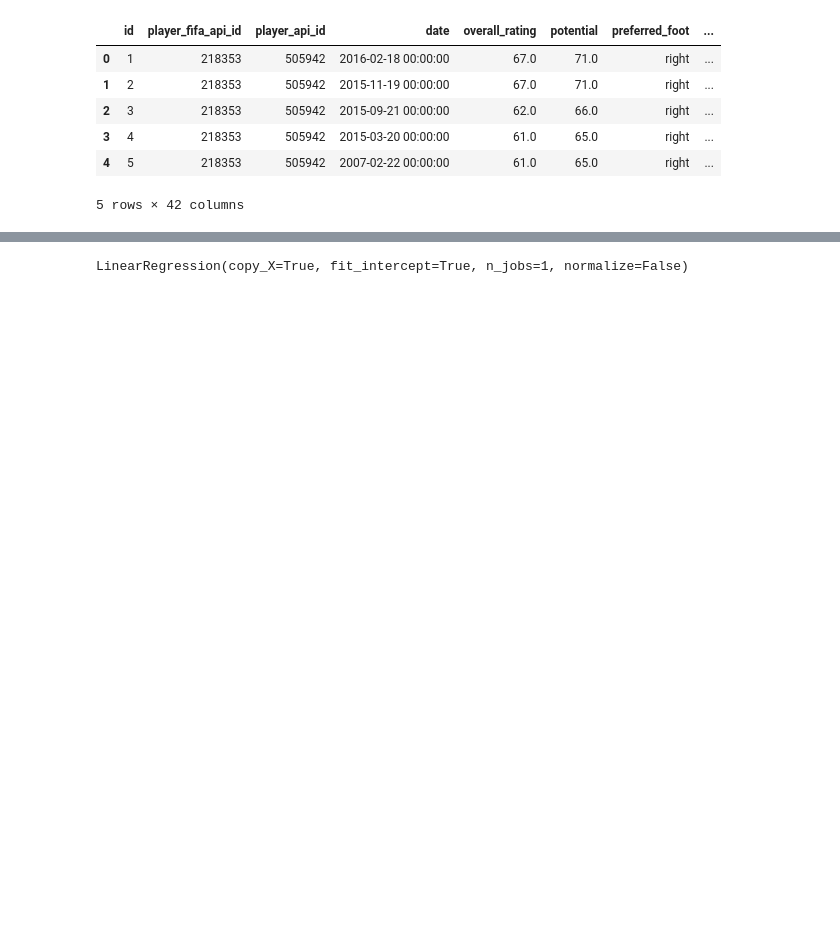
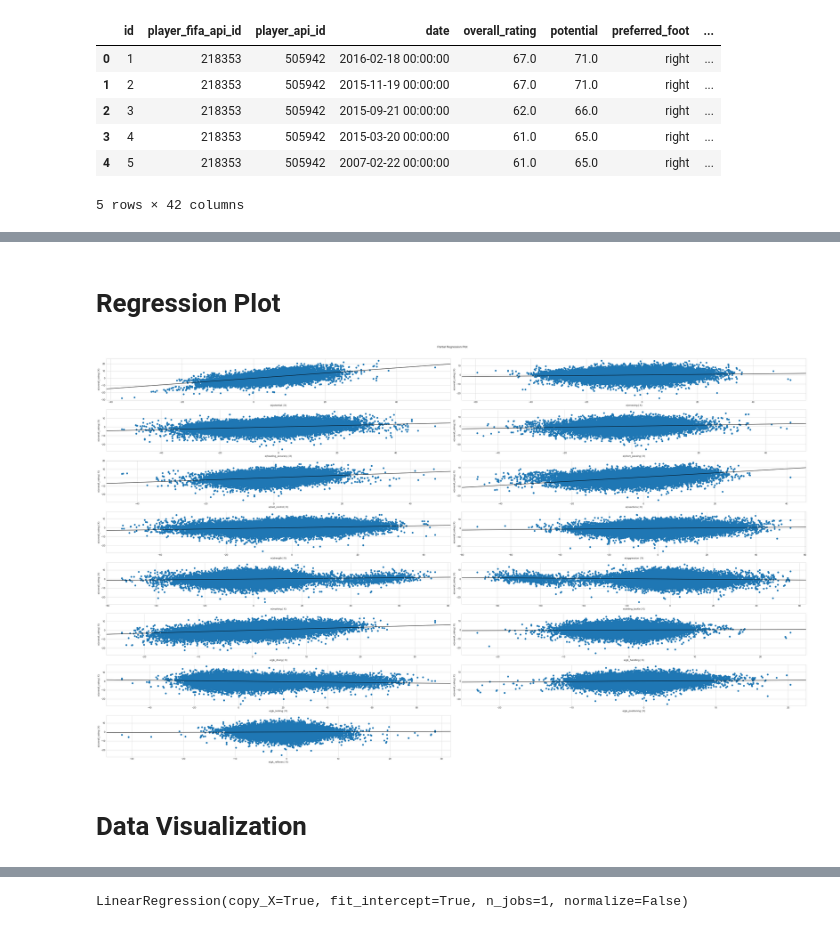
Before and after one commit to khanshyamsundar/DataScience-Assignments, a Jupyter notebook: src/session23/Project2.ipynb, the cells around one changed output, grey strips where cells are left out. Drawn from its saved outputs; the diff is of its cells as text; code cells hidden in the pictures; blank space fills up the shorter version.

```diff
--- a/src/session23/Project2.ipynb
+++ b/src/session23/Project2.ipynb
@@ -165,0 +117,2 @@ y = df.overall_rating
+# %%
+df = df.drop(['preferred_foot','attacking_work_rate','defensive_work_rate'], axis=1)
@@ -165,0 +123,14 @@ y = df.overall_rating
+# %%
+X = df.drop('overall_rating',axis=1).values
+Y = df['overall_rating'].values.ravel()
+from sklearn.preprocessing import scale
+X = scale(X)
+df_1 = df.drop('overall_rating',axis=1)
+# %%
+lr = LinearRegression()
+rfe = RFE(lr, n_features_to_select=15)
+rfe_fit = rfe.fit(X, Y)
+features = []
+for feat in df_1.columns[rfe_fit.support_]:
+    print(feat)
+    features.append(feat)
@@ -165,0 +155,5 @@ y = df.overall_rating
+# %%
+import statsmodels.formula.api as sm
+model1 = sm.OLS(df['overall_rating'],df[features])
+result1 = model1.fit()
+result1.summary()
@@ -165,0 +199,10 @@ y = df.overall_rating
+# %% [markdown]
+# Regression Plot
+# %%
+import statsmodels.api as statm
+fig = plt.figure(figsize=(40,24))
+fig = statm.graphics.plot_partregress_grid(result1, fig=fig)
+# %% [output]
+[figure, added]
+# %% [markdown]
+# Data Visualization
```
Also changed, not shown: parts of 57 cells of this notebook.
